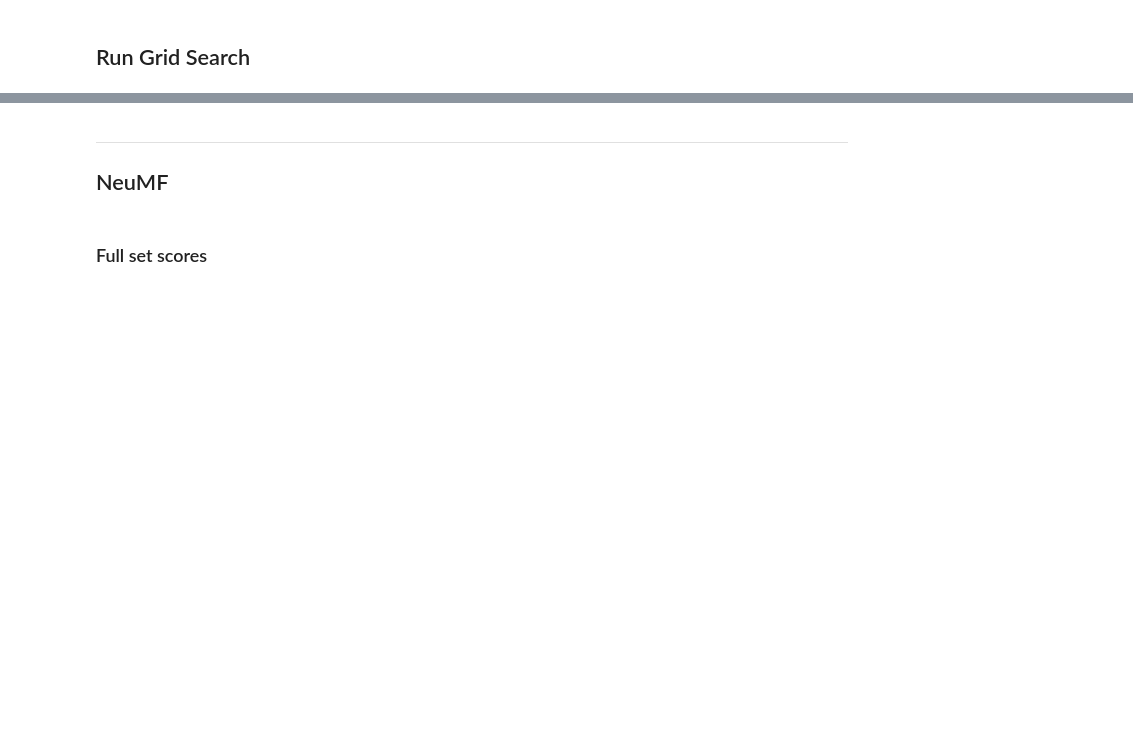
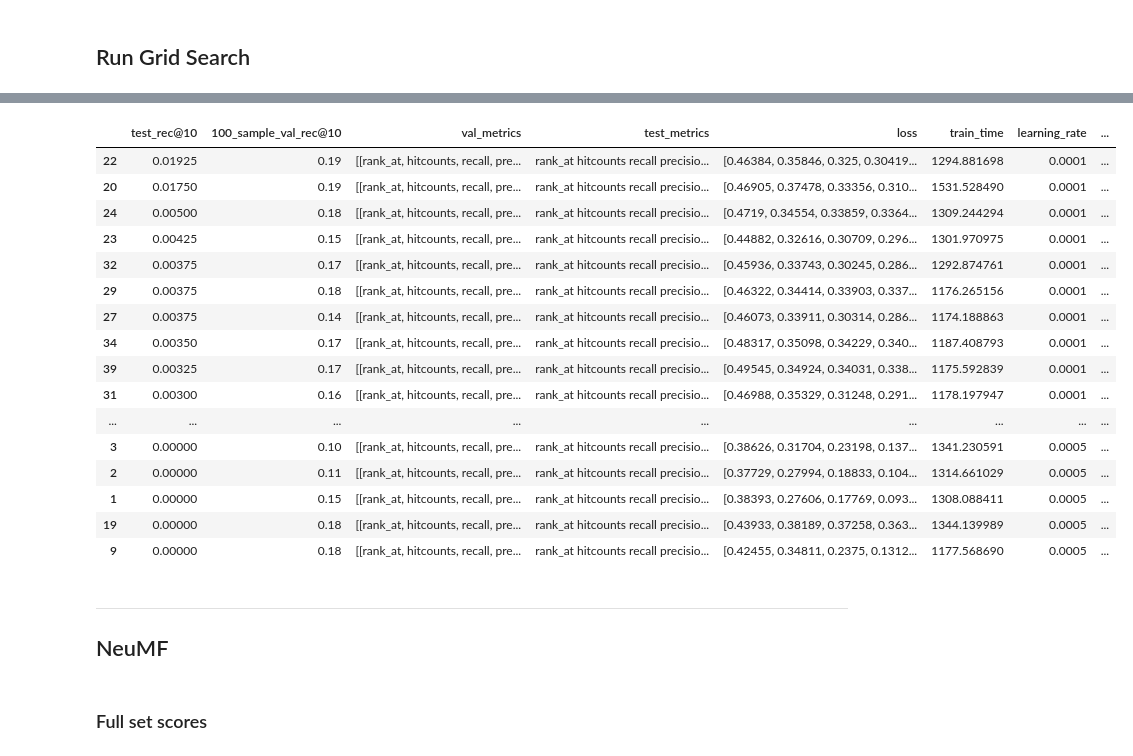
Before and after one commit to ROpdam/recommender_comparison, a Jupyter notebook: NCF_GS.ipynb, the cells around one changed output, grey strips where cells are left out. Cells and saved outputs as stored; diff of their text form; code cells hidden in the pictures; blank space fills up the shorter version.

```diff
--- a/NCF_GS.ipynb
+++ b/NCF_GS.ipynb
@@ -202,9 +207,10 @@ rank_at = 20
 sample_len = 100
 # %% [markdown]
 ## Init store results
+# %%
+store_path = '../NeuMF_storage/GS/'
+gs_result_name = f'GS_NeuMF_bs_{batch_sizes[0]}'
+storage_columns = ['test_rec@10', '100_sample_val_rec@10', 'val_metrics', 'test_metrics', 'loss', 'train_time'] + list(NeuMF_params.keys())
 # %%
-path = '../NeuMF_storage/GS/'
-gs_result_name = 'GS_test'
-storage_columns = ['tot_val_rec'] + ['val_metrics'] + list(NeuMF_params.keys())
 gs_results = pd.DataFrame(columns=storage_columns)
-gs_results.to_pickle(path + gs_result_name)
+gs_results.to_pickle(store_path + gs_result_name)
@@ -228,3 +279,23 @@ for learning_rate in learning_rates:
+# %%
+pd.read_pickle(store_path + gs_result_name).sort_values('test_rec@10', ascending=False)
+# %% [output]
+|  | test_rec@10 | 100_sample_val_rec@10 | val_metrics | test_metrics | loss | train_time | learning_rate | ... |
+| 22 | 0.01925 | 0.19 | [[rank_at, hitcounts, recall, pre... | rank_at hitcounts recall precisio... | [0.46384, 0.35846, 0.325, 0.30419... | 1294.881698 | 0.0001 | ... |
+| 20 | 0.01750 | 0.19 | [[rank_at, hitcounts, recall, pre... | rank_at hitcounts recall precisio... | [0.46905, 0.37478, 0.33356, 0.310... | 1531.528490 | 0.0001 | ... |
+| 24 | 0.00500 | 0.18 | [[rank_at, hitcounts, recall, pre... | rank_at hitcounts recall precisio... | [0.4719, 0.34554, 0.33859, 0.3364... | 1309.244294 | 0.0001 | ... |
+| 23 | 0.00425 | 0.15 | [[rank_at, hitcounts, recall, pre... | rank_at hitcounts recall precisio... | [0.44882, 0.32616, 0.30709, 0.296... | 1301.970975 | 0.0001 | ... |
+| 32 | 0.00375 | 0.17 | [[rank_at, hitcounts, recall, pre... | rank_at hitcounts recall precisio... | [0.45936, 0.33743, 0.30245, 0.286... | 1292.874761 | 0.0001 | ... |
+| 29 | 0.00375 | 0.18 | [[rank_at, hitcounts, recall, pre... | rank_at hitcounts recall precisio... | [0.46322, 0.34414, 0.33903, 0.337... | 1176.265156 | 0.0001 | ... |
+| 27 | 0.00375 | 0.14 | [[rank_at, hitcounts, recall, pre... | rank_at hitcounts recall precisio... | [0.46073, 0.33911, 0.30314, 0.286... | 1174.188863 | 0.0001 | ... |
+| 34 | 0.00350 | 0.17 | [[rank_at, hitcounts, recall, pre... | rank_at hitcounts recall precisio... | [0.48317, 0.35098, 0.34229, 0.340... | 1187.408793 | 0.0001 | ... |
+| 39 | 0.00325 | 0.17 | [[rank_at, hitcounts, recall, pre... | rank_at hitcounts recall precisio... | [0.49545, 0.34924, 0.34031, 0.338... | 1175.592839 | 0.0001 | ... |
+| 31 | 0.00300 | 0.16 | [[rank_at, hitcounts, recall, pre... | rank_at hitcounts recall precisio... | [0.46988, 0.35329, 0.31248, 0.291... | 1178.197947 | 0.0001 | ... |
+| ... | ... | ... | ... | ... | ... | ... | ... | ... |
+| 3 | 0.00000 | 0.10 | [[rank_at, hitcounts, recall, pre... | rank_at hitcounts recall precisio... | [0.38626, 0.31704, 0.23198, 0.137... | 1341.230591 | 0.0005 | ... |
+| 2 | 0.00000 | 0.11 | [[rank_at, hitcounts, recall, pre... | rank_at hitcounts recall precisio... | [0.37729, 0.27994, 0.18833, 0.104... | 1314.661029 | 0.0005 | ... |
+| 1 | 0.00000 | 0.15 | [[rank_at, hitcounts, recall, pre... | rank_at hitcounts recall precisio... | [0.38393, 0.27606, 0.17769, 0.093... | 1308.088411 | 0.0005 | ... |
+| 19 | 0.00000 | 0.18 | [[rank_at, hitcounts, recall, pre... | rank_at hitcounts recall precisio... | [0.43933, 0.38189, 0.37258, 0.363... | 1344.139989 | 0.0005 | ... |
+| 9 | 0.00000 | 0.18 | [[rank_at, hitcounts, recall, pre... | rank_at hitcounts recall precisio... | [0.42455, 0.34811, 0.2375, 0.1312... | 1177.568690 | 0.0005 | ... |
 # %% [markdown]
 ---
 ## NeuMF
```
Also changed, not shown: parts of 22 cells of this notebook, 3 other files.
